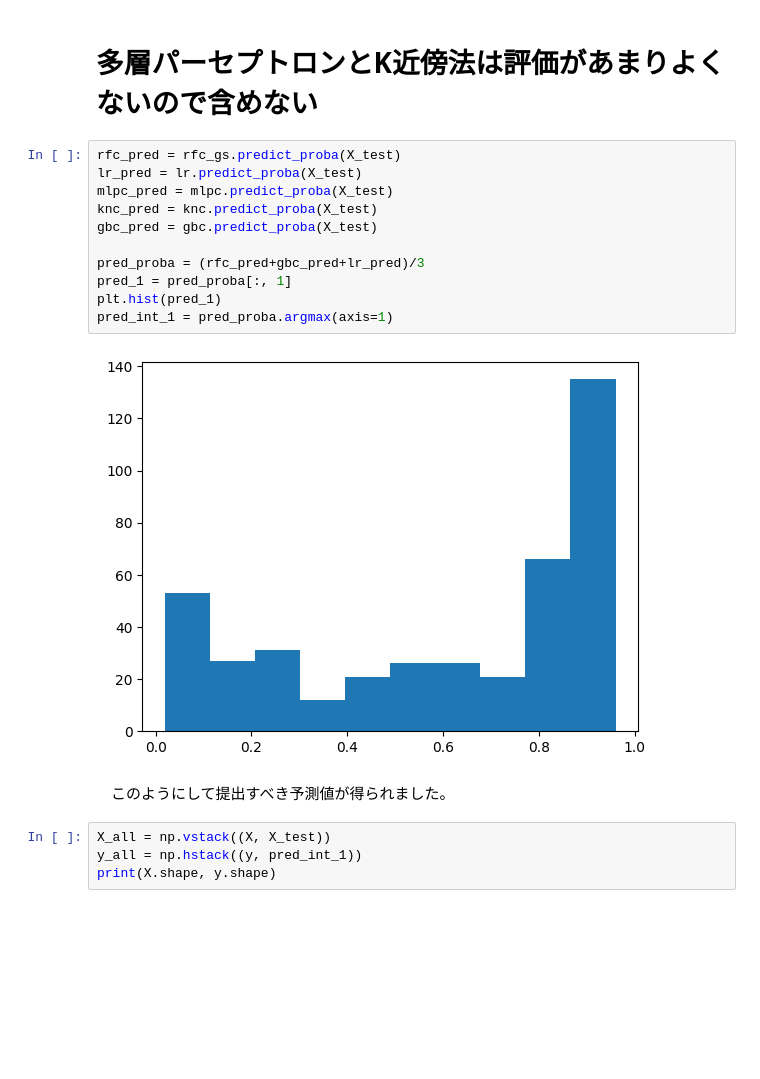
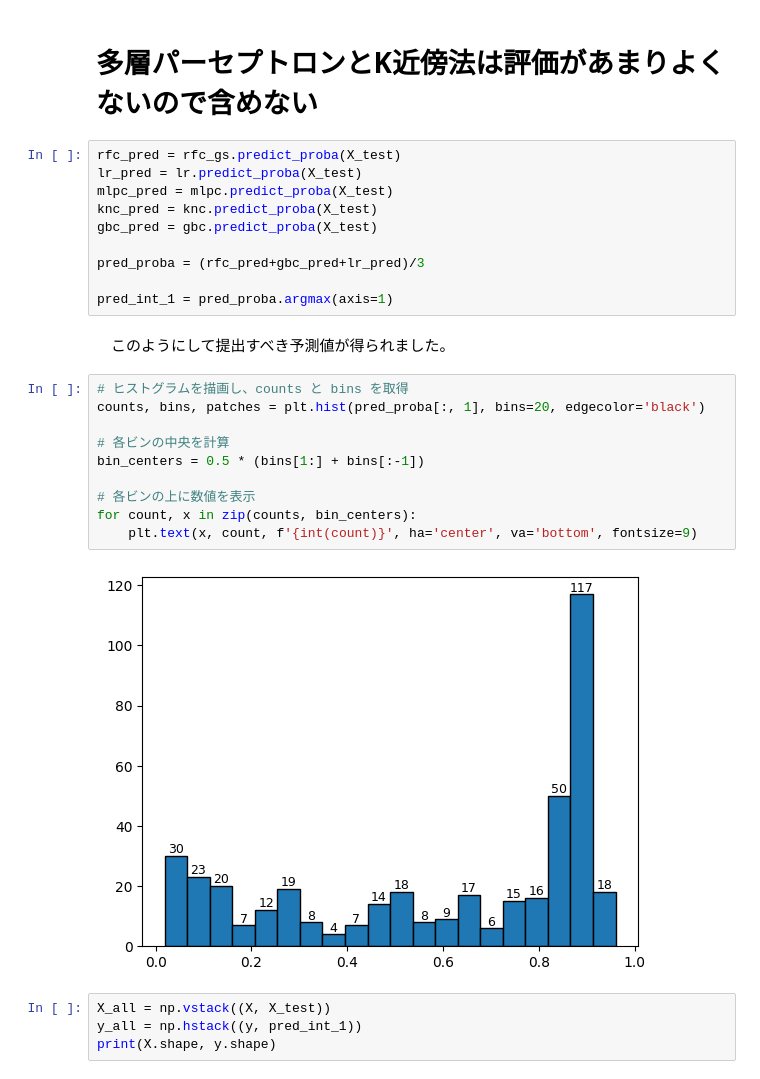
Before and after one commit to hikaru122700/kaggler-, a Jupyter notebook: 16.ipynb, the cells around one changed output. Saved outputs shown, nothing was run; the diff lists cells and outputs as text; blank space fills up the shorter version.

```diff
--- a/16.ipynb
+++ b/16.ipynb
@@ -710,13 +710,22 @@ knc_pred = knc.predict_proba(X_test)
 gbc_pred = gbc.predict_proba(X_test)
 
 pred_proba = (rfc_pred+gbc_pred+lr_pred)/3
-pred_1 = pred_proba[:, 1]
-plt.hist(pred_1)
+
 pred_int_1 = pred_proba.argmax(axis=1)
-# %% [output]
-[figure, removed]
 # %% [markdown]
 　このようにして提出すべき予測値が得られました。
+# %%
+# ヒストグラムを描画し、counts と bins を取得
+counts, bins, patches = plt.hist(pred_proba[:, 1], bins=20, edgecolor='black')
+
+# 各ビンの中央を計算
+bin_centers = 0.5 * (bins[1:] + bins[:-1])
+
+# 各ビンの上に数値を表示
+for count, x in zip(counts, bin_centers):
+    plt.text(x, count, f'{int(count)}', ha='center', va='bottom', fontsize=9)
+# %% [output]
+[figure, added]
 # %%
 X_all = np.vstack((X, X_test))
 y_all = np.hstack((y, pred_int_1))
```
Also changed, not shown: parts of 1 cell of this notebook.
